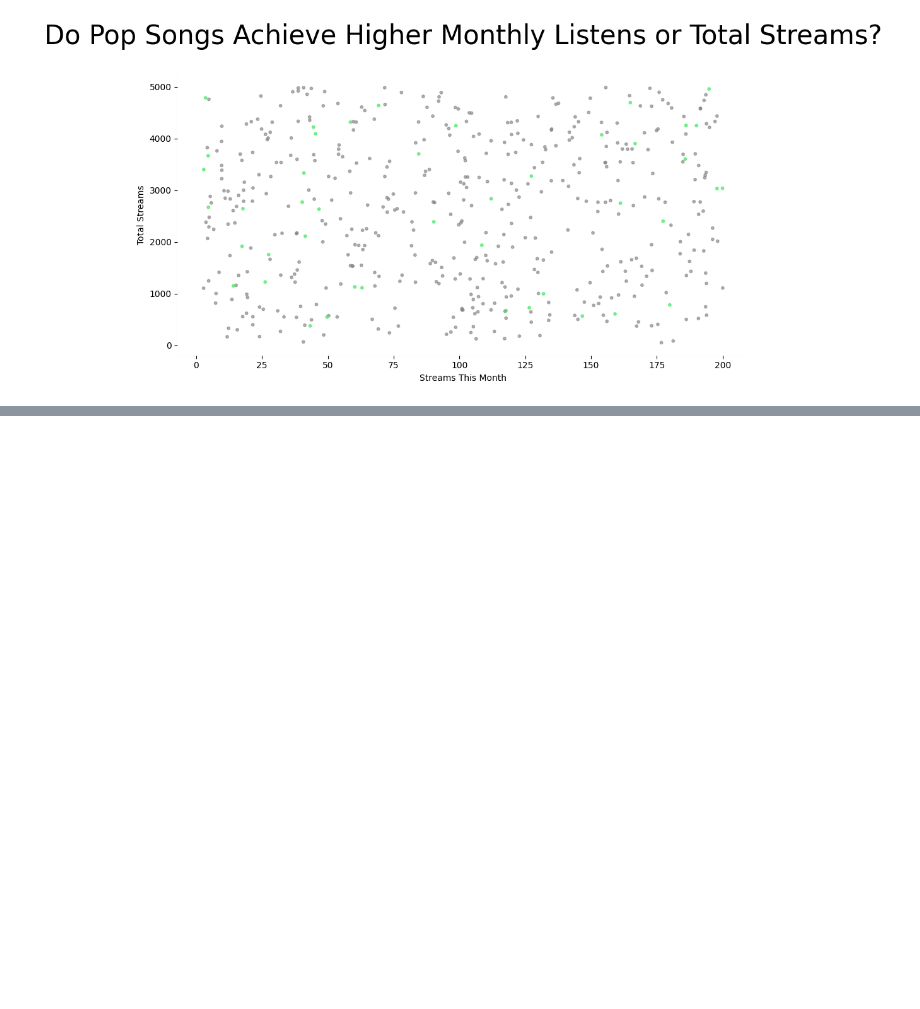
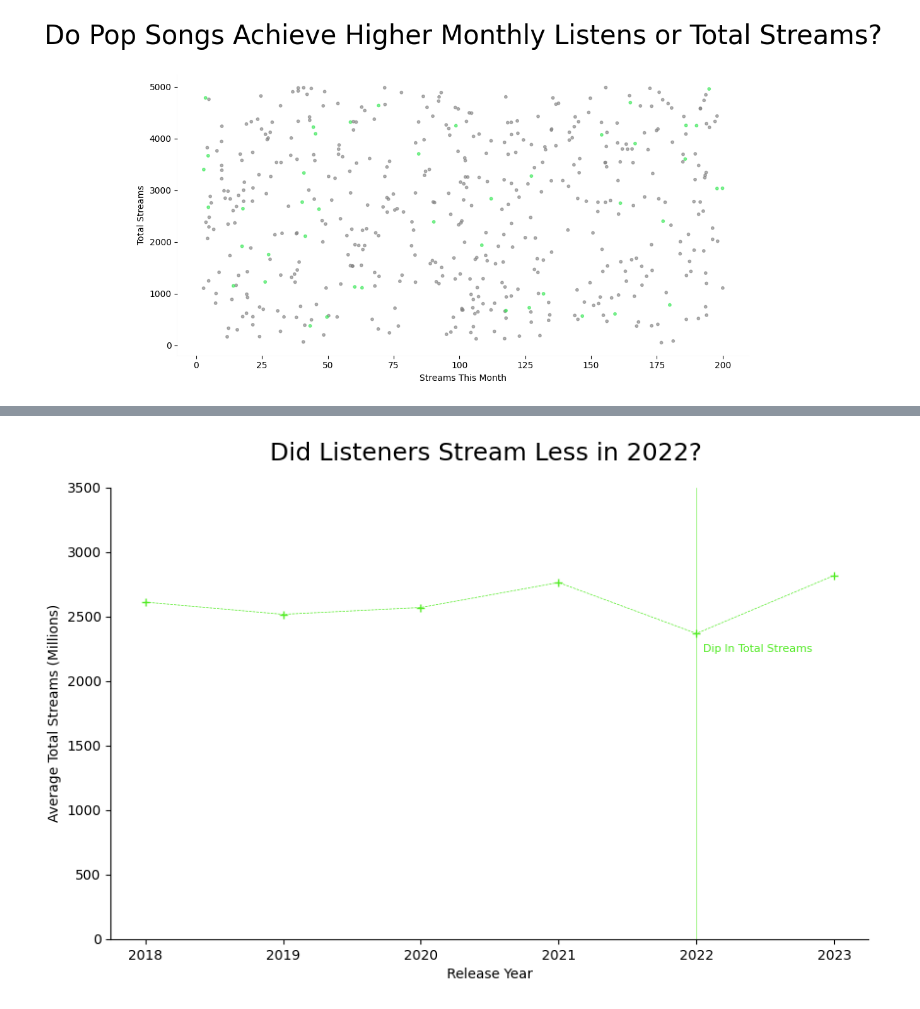
Before and after one commit to amydaniel24/learning_plots_amydaniel, a Jupyter notebook: notebooks/spotify_plots_walkthrough.ipynb, the cells around one changed output, grey strips where cells are left out. Cells and saved outputs as stored; diff of their text form; code cells hidden in the pictures; blank space fills up the shorter version.

Commit message:
Line Chart

```diff
--- a/notebooks/spotify_plots_walkthrough.ipynb
+++ b/notebooks/spotify_plots_walkthrough.ipynb
@@ -228,0 +231,3 @@ plt.show()
+# %%
+yearly_average = spotify_df.groupby('Release Year')['Total Streams (Millions)'].mean().round(2)
+yearly_average
@@ -228,0 +243,38 @@ plt.show()
+# %%
+plt.figure(figsize=(10,6))
+plt.plot(
+    yearly_average.index,
+    yearly_average.values,
+    marker="+",
+    linestyle = "--",
+    color = "#52eb24",
+    linewidth = 0.5,)
+
+plt.xlabel('Release Year')
+plt.ylabel('Average Total Streams (Millions)')
+plt.title('Did Listeners Stream Less in 2022? ', fontsize = 18, pad =20)
+
+ax = plt.gca()
+ax.spines['top'].set_visible(False)
+ax.spines['right'].set_visible(False)
+
+ax.axvline(
+    2022,
+    color="#52eb24",
+    linewidth=0.5,
+    alpha=0.7,)
+
+ax.text(
+    2022 + 0.05,
+    2225,
+    'Dip In Total Streams',
+    color="#52eb24",
+    fontsize = 8)
+
+
+
+plt.ylim(0, 3500)
+
+plt.show()
+# %% [output]
+[figure, added]
```
Also changed, not shown: parts of 2 cells of this notebook.
